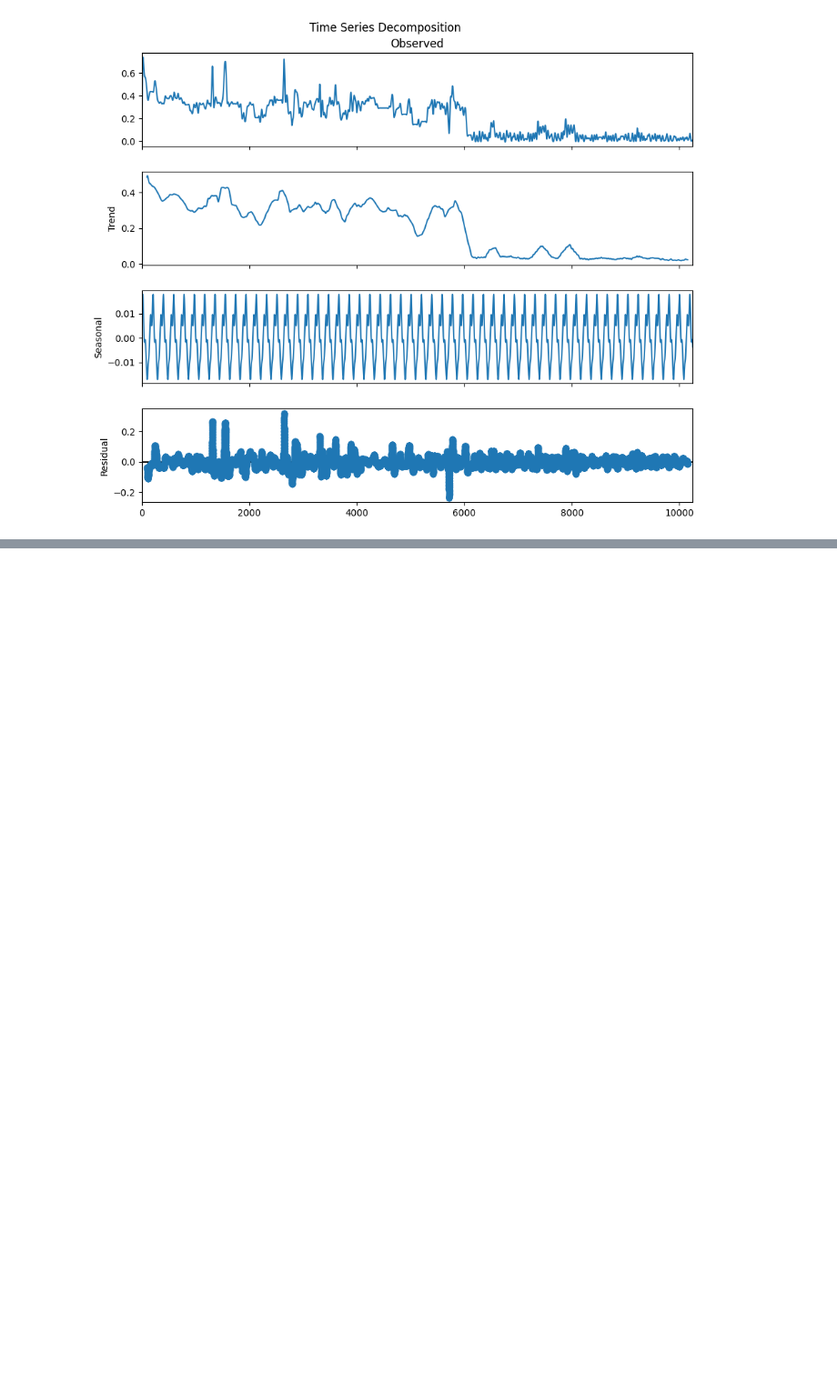
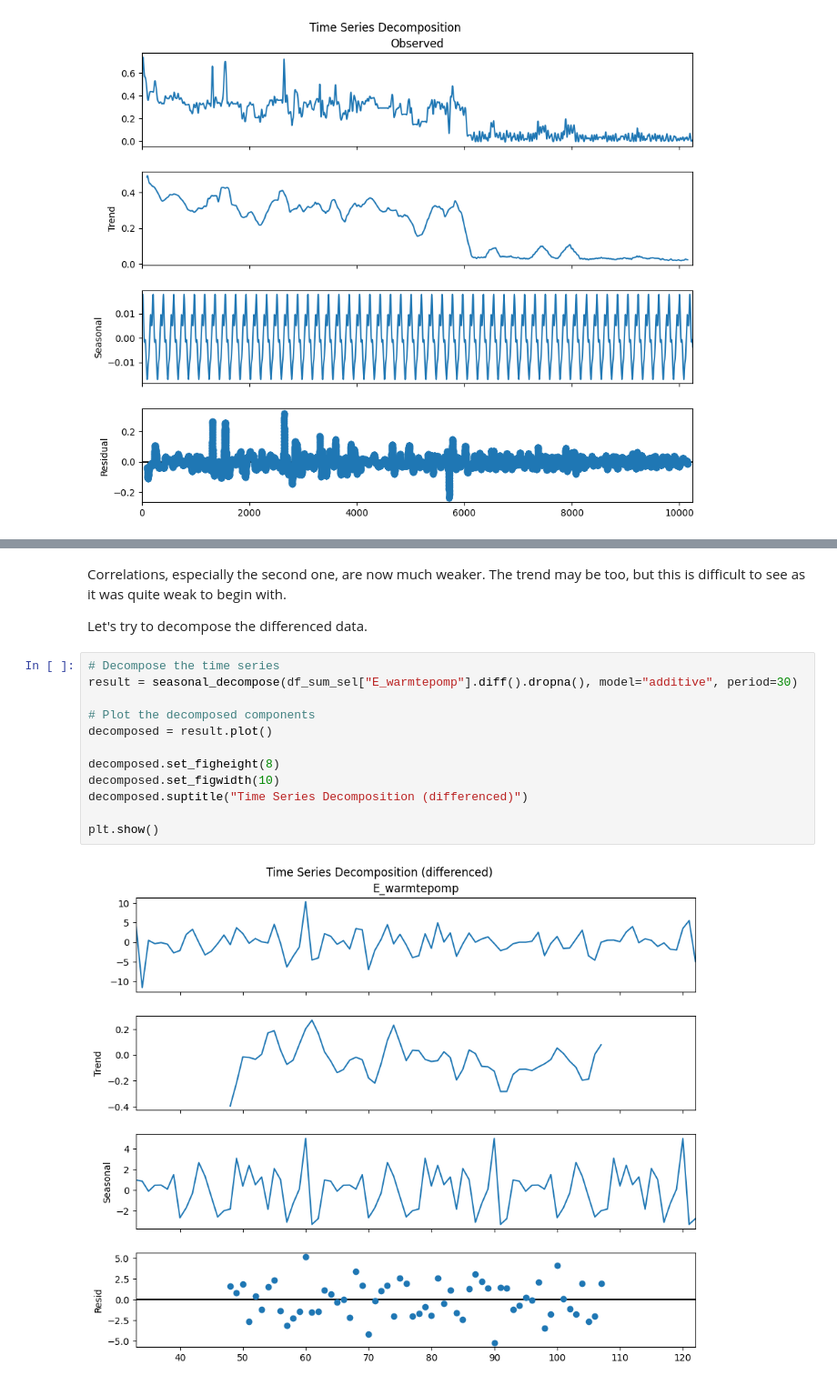
Before and after one commit to mcdejonge/lesson-timeseries, a Jupyter notebook: workshop-timeseries.ipynb, the cells around one changed output, grey strips where cells are left out. Shown: that part at 91% size. Cells and saved outputs as stored; diff of their text form; blank space fills up the shorter version.

```diff
--- a/workshop-timeseries.ipynb
+++ b/workshop-timeseries.ipynb
@@ -156,0 +192,18 @@ plt.show()
+# %% [markdown]
+Correlations, especially the second one, are now much weaker. The trend may be too, but this is difficult to see as it was quite weak to begin with.
+
+Let's try to decompose the differenced data.
+# %%
+# Decompose the time series
+result = seasonal_decompose(df_sum_sel["E_warmtepomp"].diff().dropna(), model="additive", period=30)
+
+# Plot the decomposed components
+decomposed = result.plot()
+
+decomposed.set_figheight(8)
+decomposed.set_figwidth(10)
+decomposed.suptitle("Time Series Decomposition (differenced)")
+
+plt.show()
+# %% [output]
+[figure, added]
```
Also changed, not shown: parts of 9 cells of this notebook.
